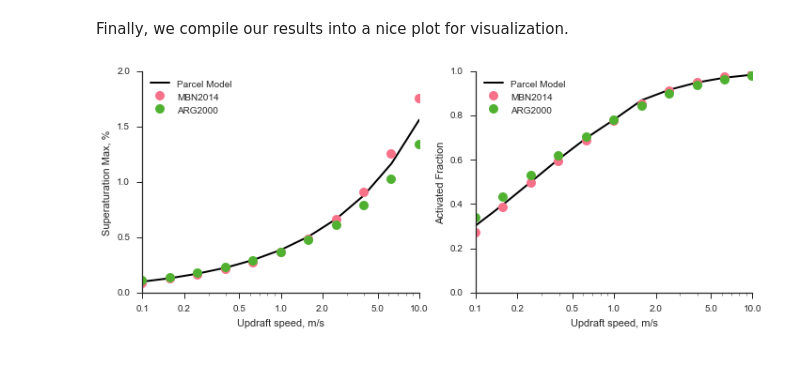
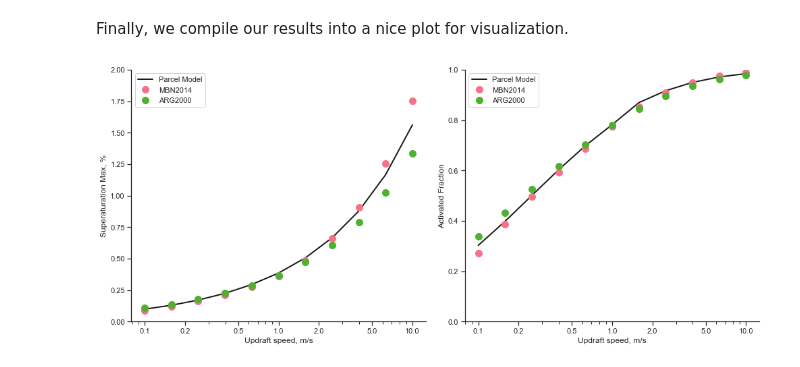
Before and after one commit to claresinger/pyrcel, a Jupyter notebook: doc/examples/activate.ipynb, the cells around one changed output. Drawn from its saved outputs; the diff is of its cells as text; code cells hidden in the pictures.

```diff
--- a/doc/examples/activate.ipynb
+++ b/doc/examples/activate.ipynb
@@ -80,33 +95,33 @@ Finally, we compile our results into a nice plot for visualization.
 # %%
 sns.set(context="notebook", style='ticks')
 sns.set_palette("husl", 3)
-fig, [ax_s, ax_a] = plt.subplots(1, 2, sharex=True, figsize=(10,4))
+fig, [ax_s, ax_a] = plt.subplots(1, 2, sharex=True, figsize=(14,6))
 
 ax_s.plot(Vs, np.array(smaxes)*100., color='k', lw=2, label="Parcel Model")
 ax_s.plot(Vs, np.array(smaxes_mbn)*100., linestyle='None',
           marker="o", ms=10, label="MBN2014" )
 ax_s.plot(Vs, np.array(smaxes_arg)*100., linestyle='None',
           marker="o", ms=10, label="ARG2000" )
 ax_s.semilogx()
 ax_s.set_ylabel("Superaturation Max, %")
 ax_s.set_ylim(0, 2.)
 
 ax_a.plot(Vs, act_fracs, color='k', lw=2, label="Parcel Model")
 ax_a.plot(Vs, act_fracs_mbn, linestyle='None',
           marker="o", ms=10, label="MBN2014" )
 ax_a.plot(Vs, act_fracs_arg, linestyle='None',
           marker="o", ms=10, label="ARG2000" )
 ax_a.semilogx()
 ax_a.set_ylabel("Activated Fraction")
 ax_a.set_ylim(0, 1.)
 
 plt.tight_layout()
 sns.despine()
 
 for ax in [ax_s, ax_a]:
     ax.legend(loc='upper left')
     ax.xaxis.set_ticks([0.1, 0.2, 0.5, 1.0, 2.0, 5.0, 10.0])
     ax.xaxis.set_ticklabels([0.1, 0.2, 0.5, 1.0, 2.0, 5.0, 10.0])
     ax.set_xlabel("Updraft speed, m/s")
 # %% [output]
-[figure, old version]
+[figure, new version]
```
Also changed, not shown: parts of 1 cell of this notebook, 3 other files.
